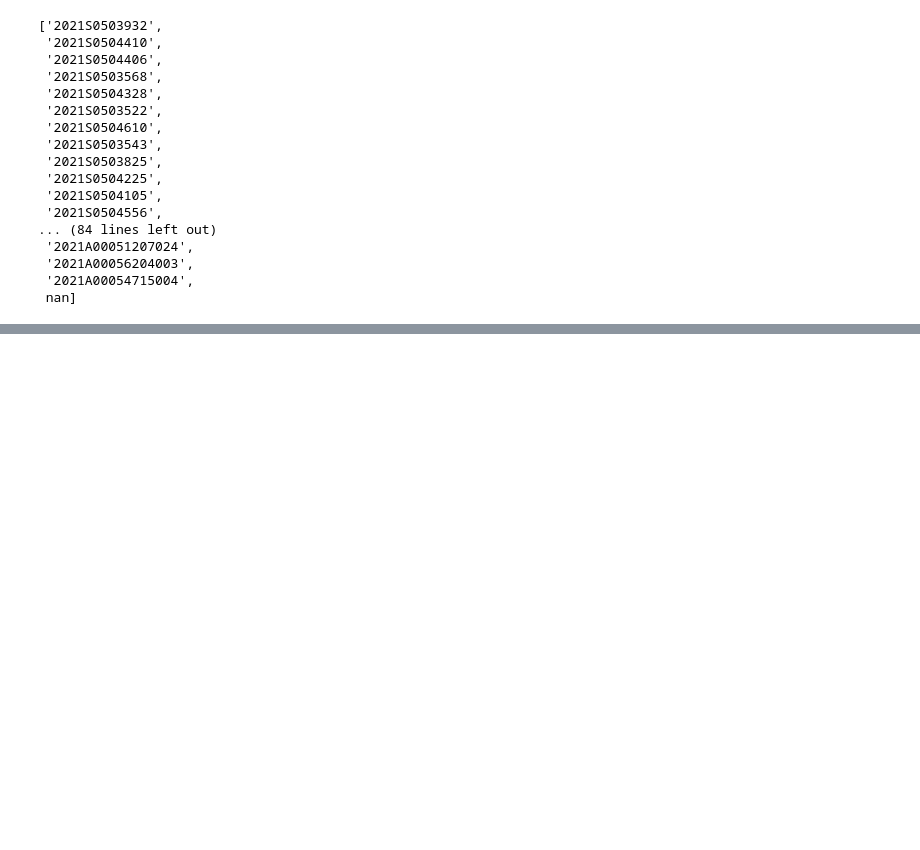
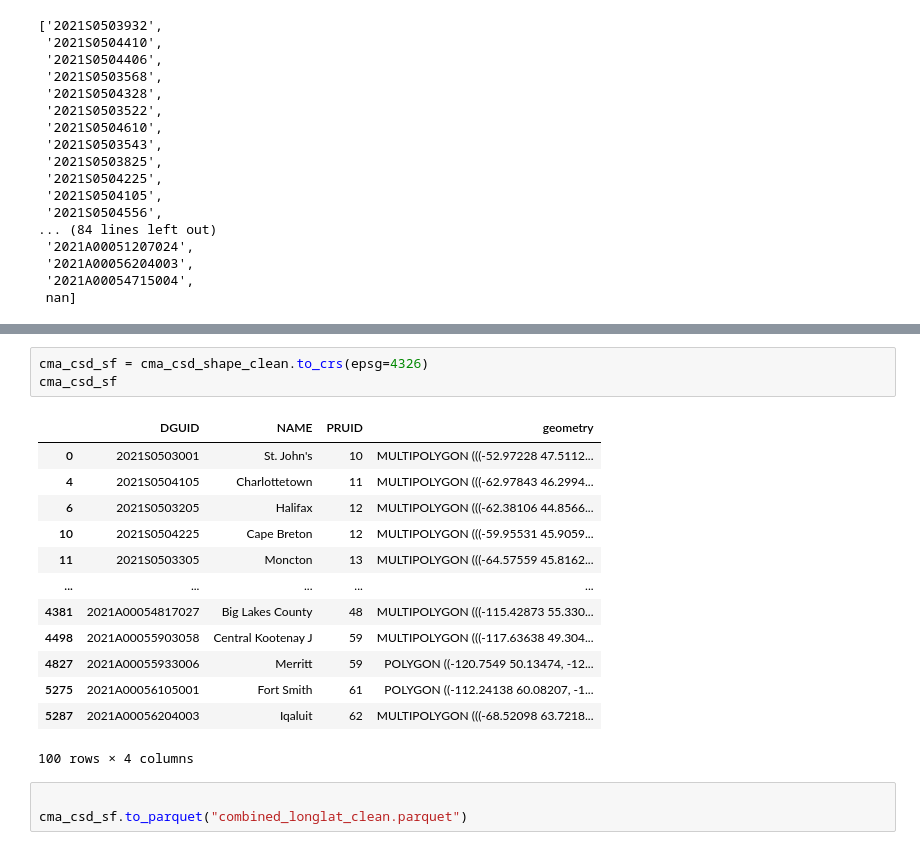
Before and after one commit to samuelmorency/StatCan-Web-App, a Jupyter notebook: data/data_wrangle backup.ipynb, the cells around one changed output, grey strips where cells are left out. Cells and saved outputs as stored; diff of their text form; blank space fills up the shorter version.

```diff
--- a/data/data_wrangle backup.ipynb
+++ b/data/data_wrangle backup.ipynb
@@ -281,0 +309,20 @@ combined_longlat_clean
+# %%
+cma_csd_sf = cma_csd_shape_clean.to_crs(epsg=4326)
+cma_csd_sf
+# %% [output]
+|  | DGUID | NAME | PRUID | geometry |
+| 0 | 2021S0503001 | St. John's | 10 | MULTIPOLYGON (((-52.97228 47.5112... |
+| 4 | 2021S0504105 | Charlottetown | 11 | MULTIPOLYGON (((-62.97843 46.2994... |
+| 6 | 2021S0503205 | Halifax | 12 | MULTIPOLYGON (((-62.38106 44.8566... |
+| 10 | 2021S0504225 | Cape Breton | 12 | MULTIPOLYGON (((-59.95531 45.9059... |
+| 11 | 2021S0503305 | Moncton | 13 | MULTIPOLYGON (((-64.57559 45.8162... |
+| ... | ... | ... | ... | ... |
+| 4381 | 2021A00054817027 | Big Lakes County | 48 | MULTIPOLYGON (((-115.42873 55.330... |
+| 4498 | 2021A00055903058 | Central Kootenay J | 59 | MULTIPOLYGON (((-117.63638 49.304... |
+| 4827 | 2021A00055933006 | Merritt | 59 | POLYGON ((-120.7549 50.13474, -12... |
+| 5275 | 2021A00056105001 | Fort Smith | 61 | POLYGON ((-112.24138 60.08207, -1... |
+| 5287 | 2021A00056204003 | Iqaluit | 62 | MULTIPOLYGON (((-68.52098 63.7218... |
+100 rows × 4 columns
+# %%
+
+cma_csd_sf.to_parquet("combined_longlat_clean.parquet")
```
Also changed, not shown: parts of 2 cells of this notebook, 1 other file.
